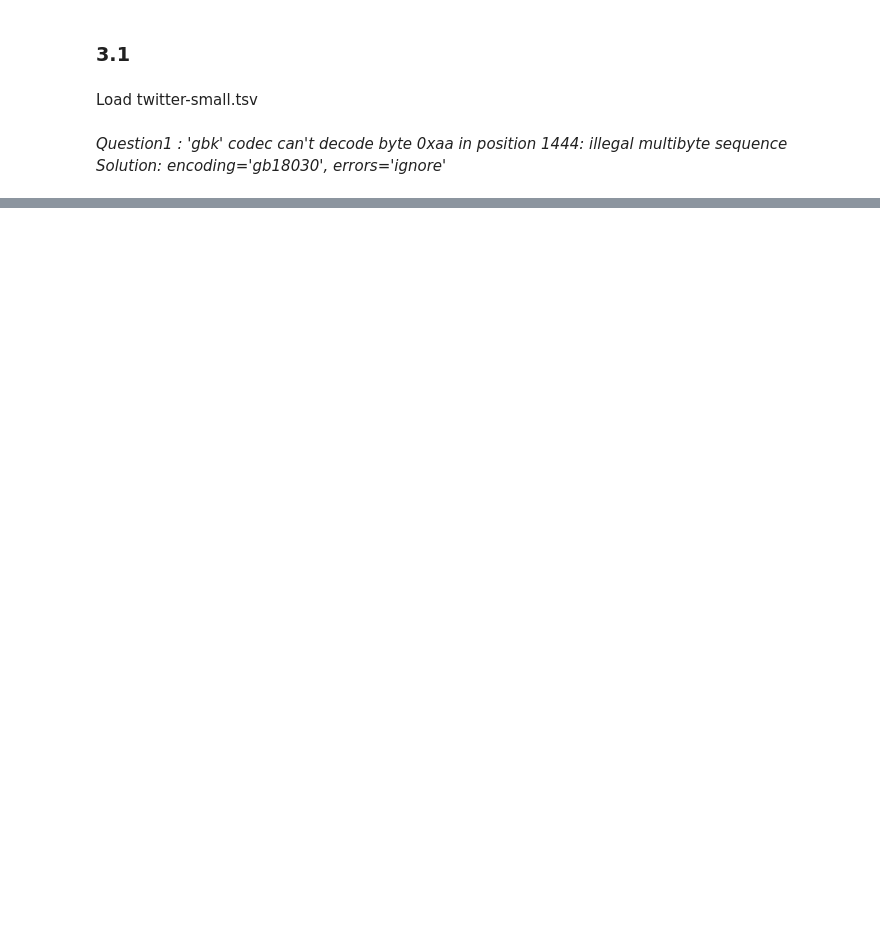
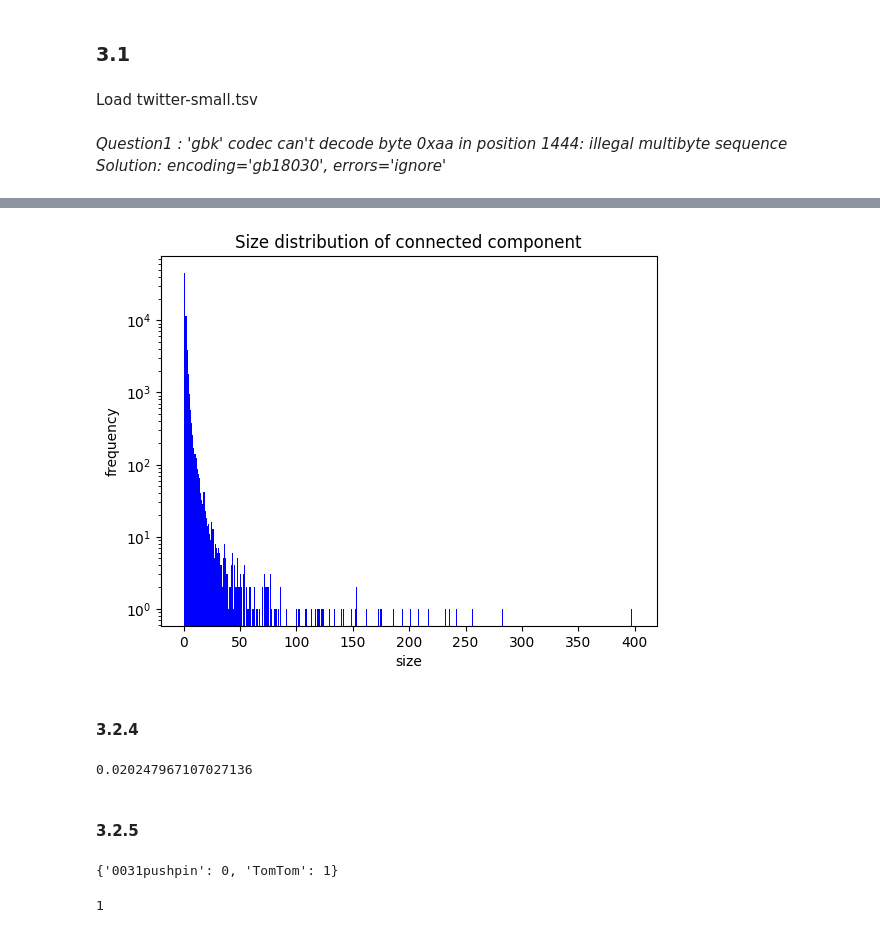
Before and after one commit to X1anghe/SNA_Assignments, a Jupyter notebook: Assignment2/src/SNA2.ipynb, the cells around one changed output, grey strips where cells are left out. Drawn from its saved outputs; the diff is of its cells as text; code cells hidden in the pictures; blank space fills up the shorter version.

```diff
--- a/Assignment2/src/SNA2.ipynb
+++ b/Assignment2/src/SNA2.ipynb
@@ -125,0 +139,2 @@ csvWrite.close()
+# %%
+Gs = nx.read_adjlist("../datasets/twitter_small.csv", create_using=nx.DiGraph())
@@ -125,0 +232,32 @@ csvWrite.close()
+# %%
+def get_degree_counts_list(G):
+    counts = Counter(d for n, d in G.degree())
+    return [counts.get(i, 0) for i in range(max(counts) + 1)]
+# %%
+Gs_degree_counts = get_degree_counts_list(Gs)
+# %%
+# show first 400 degree
+def show_degree_plot(degree_count):
+    y_counts = degree_count[:400]
+    x_degrees = range(0, 400)
+
+    f_p = plt.gca()
+    # f_p.figure(figsize=(5, 5))
+    f_p.bar(x_degrees, y_counts, width=1, color='b')
+    f_p.set_yscale('log')
+    plt.title("Size distribution of connected component")
+    plt.ylabel("frequency")
+    plt.xlabel("size")
+    return
+# %%
+show_degree_plot(Gs_degree_counts)
+# %% [output]
+[figure, added]
+# %% [markdown]
+#### 3.2.4
+# %%
+print(nx.average_clustering(Gs))
+# %% [output]
+0.020247967107027136
+# %% [markdown]
+#### 3.2.5
@@ -125,0 +274,4 @@ csvWrite.close()
+# %%
+a
+# %% [output]
+{'0031pushpin': 0, 'TomTom': 1}
@@ -125,0 +282,4 @@ csvWrite.close()
+# %%
+spl['007jbond']['playspymaster']
+# %% [output]
+1
```
Also changed, not shown: parts of 76 cells of this notebook, 12 other files.
